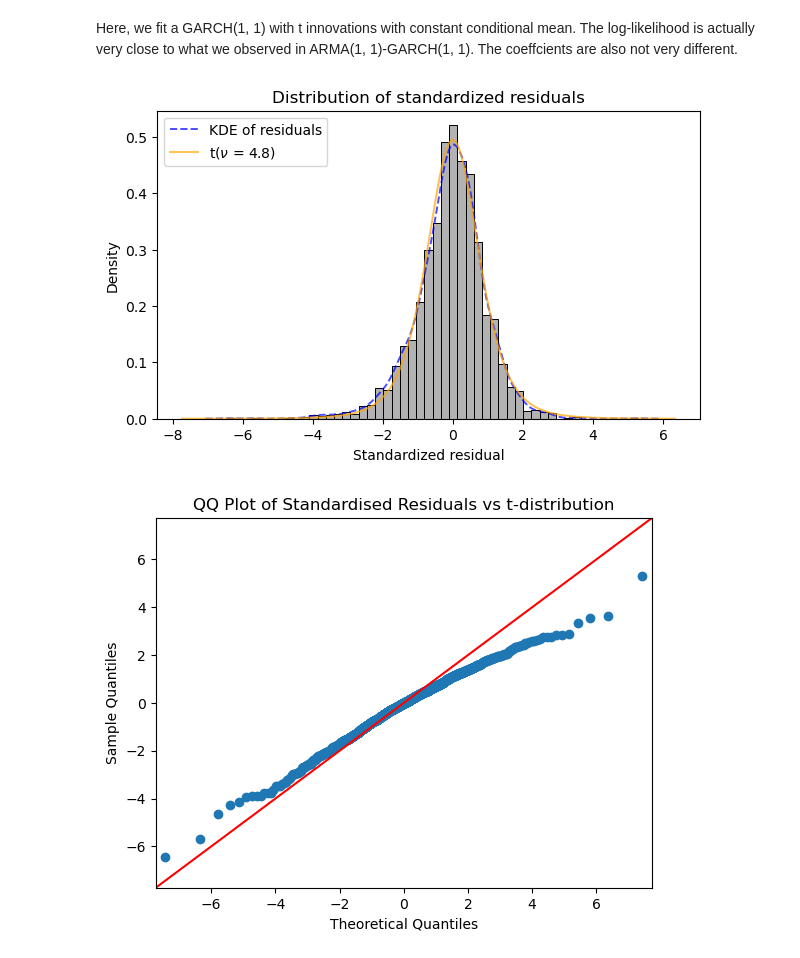
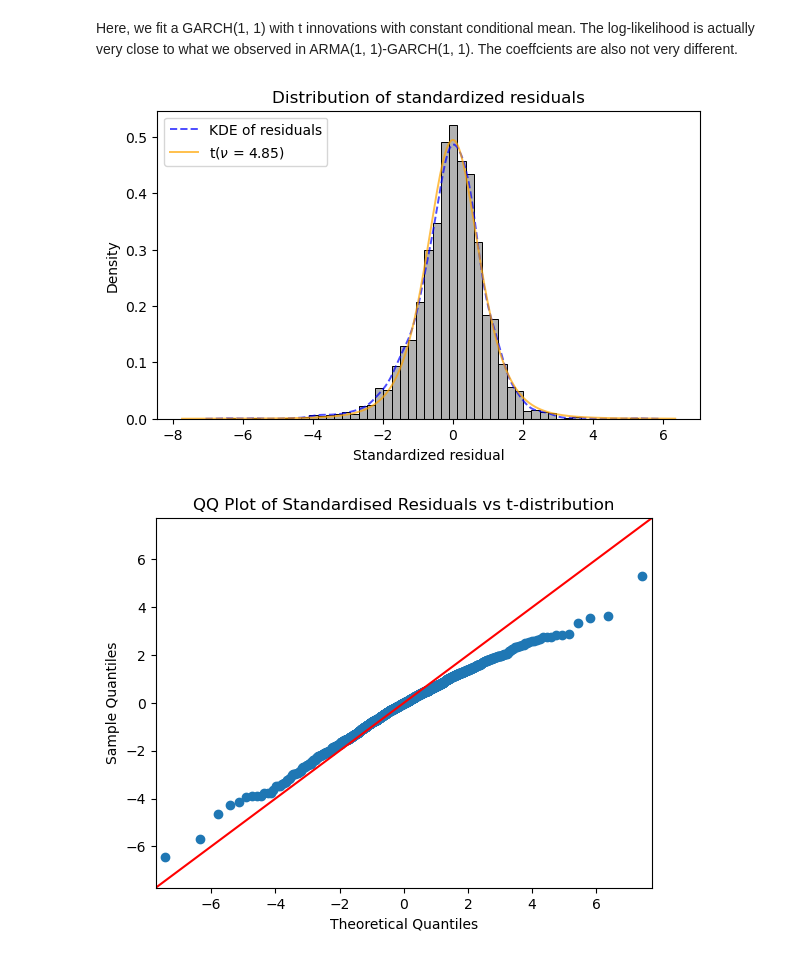
Before and after one commit to yibo-wang-25/QRM_Coursework_1, a Jupyter notebook: Part_A/code.ipynb, the cells around one changed output. Cells and saved outputs as stored; diff of their text form; code cells hidden in the pictures.

```diff
--- a/Part_A/code.ipynb
+++ b/Part_A/code.ipynb
@@ -642,35 +642,35 @@ sns.histplot(
     ax=ax
 )
 
 # KDE of standardized residuals
 sns.kdeplot(
     std_resid2,
     color="blue",
     alpha=0.7,
     linestyle="--",
     linewidth=1.4,
     label="KDE of residuals",
     ax=ax
 )
 
 # Fitted t-distribution with nu_hat and scale_hat
 ax.plot(
     x_vals,
     t.pdf(x_vals, df=nu, loc=0.0, scale=scale2),
     color="orange",
     alpha=0.7,
     linewidth=1.4,
-    label=fr"t($\nu$ = {nu:.1f})"
+    label=fr"t($\nu$ = {nu:.2f})"
 )
 
 ax.set_xlabel("Standardized residual")
 ax.set_ylabel("Density")
 ax.set_title("Distribution of standardized residuals")
 
 ax.legend(loc="upper left")
 plt.show()
 # %% [output]
-[figure, old version]
+[figure, new version]
 # %%
 sm.qqplot(std_resid2, dist=t, distargs=(nu,), line='45')
 plt.title('QQ Plot of Standardised Residuals vs t-distribution')
```
Also changed, not shown: parts of 1 cell of this notebook.
